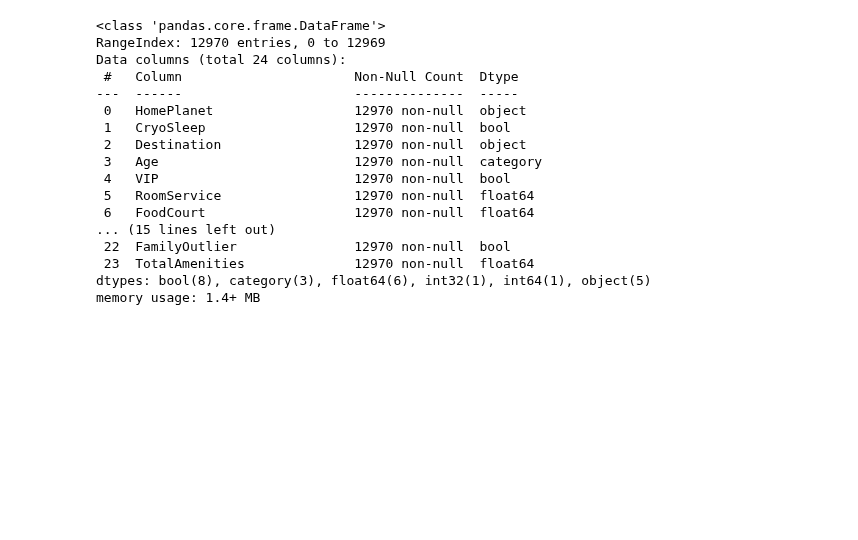
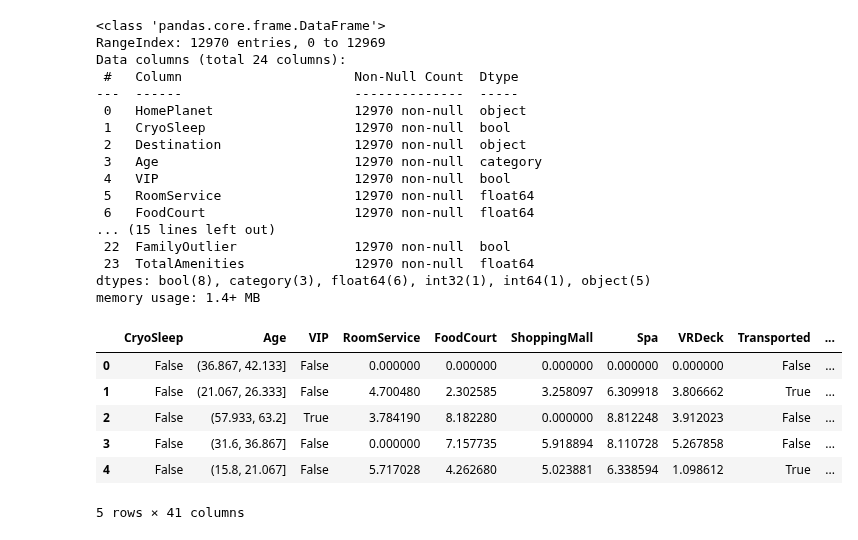
Before and after one commit to LoneCoder21/Kaggle-Notebooks, a Jupyter notebook: Classification/Spaceship Titanic/spaceship_titanic.ipynb, the cells around one changed output. Saved outputs shown, nothing was run; the diff lists cells and outputs as text; code cells hidden in the pictures; blank space fills up the shorter version.

```diff
--- a/Classification/Spaceship Titanic/spaceship_titanic.ipynb
+++ b/Classification/Spaceship Titanic/spaceship_titanic.ipynb
@@ -258,4 +258,13 @@ Data columns (total 24 columns):
 dtypes: bool(8), category(3), float64(6), int32(1), int64(1), object(5)
 memory usage: 1.4+ MB
 # %%
-data = pd.get_dummies(data, columns=['category'])
+data = pd.get_dummies(data, columns=['HomePlanet', 'Destination', 'CabinDeck', 'PassengerNumberWithinGroup', 'GroupCount'])
+data.head()
+# %% [output]
+|  | CryoSleep | Age | VIP | RoomService | FoodCourt | ShoppingMall | Spa | VRDeck | Transported | ... |
+| 0 | False | (36.867, 42.133] | False | 0.000000 | 0.000000 | 0.000000 | 0.000000 | 0.000000 | False | ... |
+| 1 | False | (21.067, 26.333] | False | 4.700480 | 2.302585 | 3.258097 | 6.309918 | 3.806662 | True | ... |
+| 2 | False | (57.933, 63.2] | True | 3.784190 | 8.182280 | 0.000000 | 8.812248 | 3.912023 | False | ... |
+| 3 | False | (31.6, 36.867] | False | 0.000000 | 7.157735 | 5.918894 | 8.110728 | 5.267858 | False | ... |
+| 4 | False | (15.8, 21.067] | False | 5.717028 | 4.262680 | 5.023881 | 6.338594 | 1.098612 | True | ... |
+5 rows × 41 columns
```
